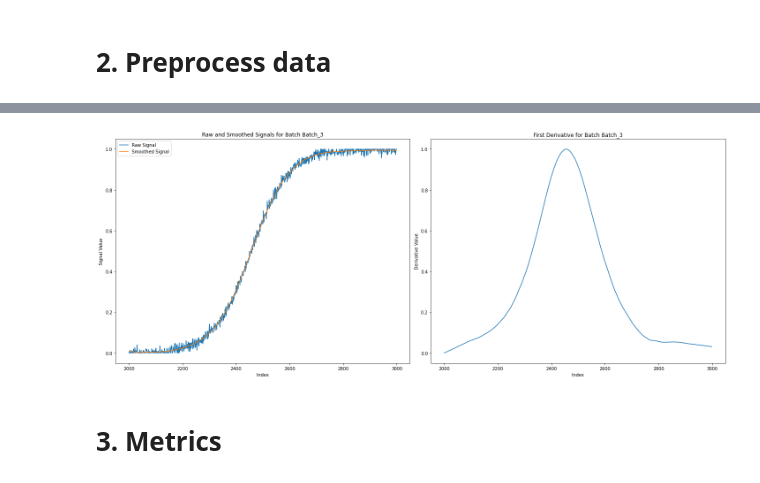
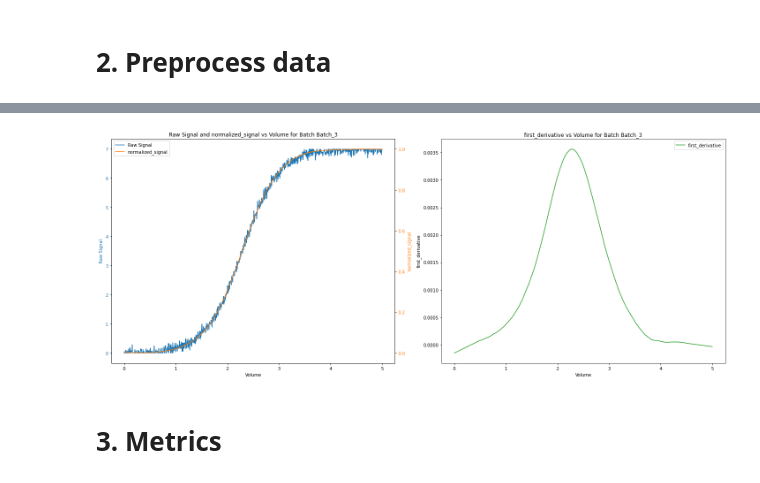
Before and after one commit to vincentgaul/direct_transitional_analysis, a Jupyter notebook: TA.ipynb, the cells around one changed output, grey strips where cells are left out. Cells and saved outputs as stored; diff of their text form; code cells hidden in the pictures.

Commit message:
improved plot_processed_dataframe and dummy data generation

```diff
--- a/TA.ipynb
+++ b/TA.ipynb
@@ -72,10 +72,16 @@ results
 20000 rows × 7 columns
 # %%
 from plots import plot_processed_dataframe
-# %%
-plot_processed_dataframe(results, 'Batch', 'Raw Signal', 'smoothed_signal', 'normalized_first_derivative', 'Batch_3')
-# %% [output]
-[figure, removed]
+# %%
+plot_processed_dataframe(df=results,
+                         volume_col="Volume",
+                         raw_signal_col = "Raw Signal",
+                         processed_signal_col= "normalized_signal",
+                         derivative_col = "first_derivative",
+                         batch_col = "Batch",
+                         example_batch = "Batch_3")
+# %% [output]
+[figure, added]
 # %% [markdown]
 # 3. Metrics
 # %%
```
Also changed, not shown: parts of 3 cells of this notebook, 3 other files.
